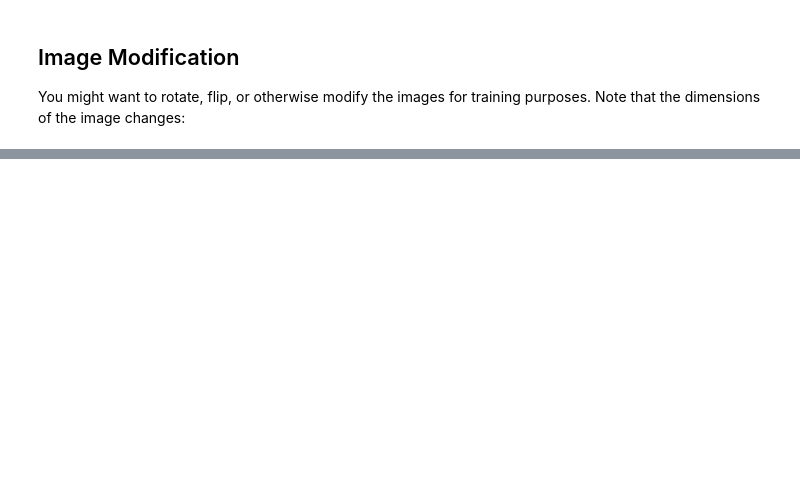
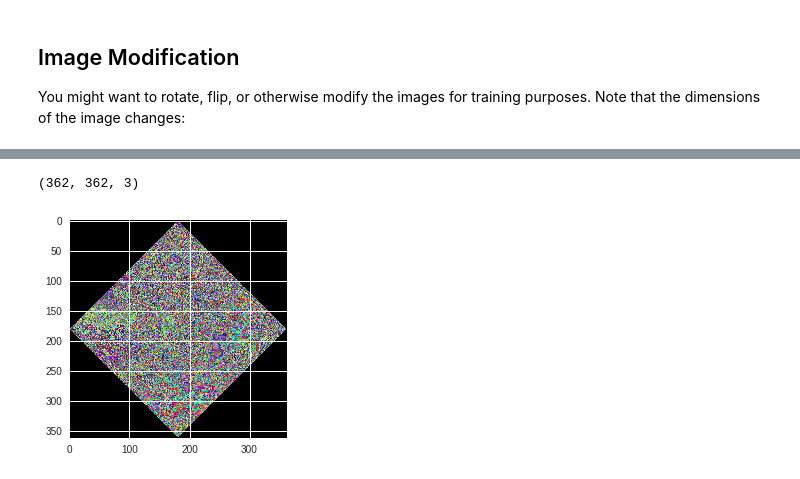
Before and after one commit to WNoxchi/deeplearningstudy, a Jupyter notebook: Kaggle/Planet/Planet_chip_examples.ipynb, the cells around one changed output, grey strips where cells are left out. Drawn from its saved outputs; the diff is of its cells as text; code cells hidden in the pictures; blank space fills up the shorter version.

```diff
--- a/Kaggle/Planet/Planet_chip_examples.ipynb
+++ b/Kaggle/Planet/Planet_chip_examples.ipynb
@@ -270,8 +328,11 @@ for i, (x, c) in enumerate(((r, 'r'), (g, 'g'), (b, 'b'), (nir, 'near-ir'))):
 # %%
-rotated = scipy.ndimage.rotate(rbg_image, angle=45)
+rotated = scipy.ndimage.rotate(rgb_image, angle=45)
 plt.imshow(rgb_image)
 plt.imshow(rotated)
 rotated.shape
+# %% [output]
+(362, 362, 3)
+[figure, added]
 # %%
 plt.imshow(calibrate_image(rgb_image))
 plt.figure()
```
Also changed, not shown: parts of 21 cells of this notebook.
